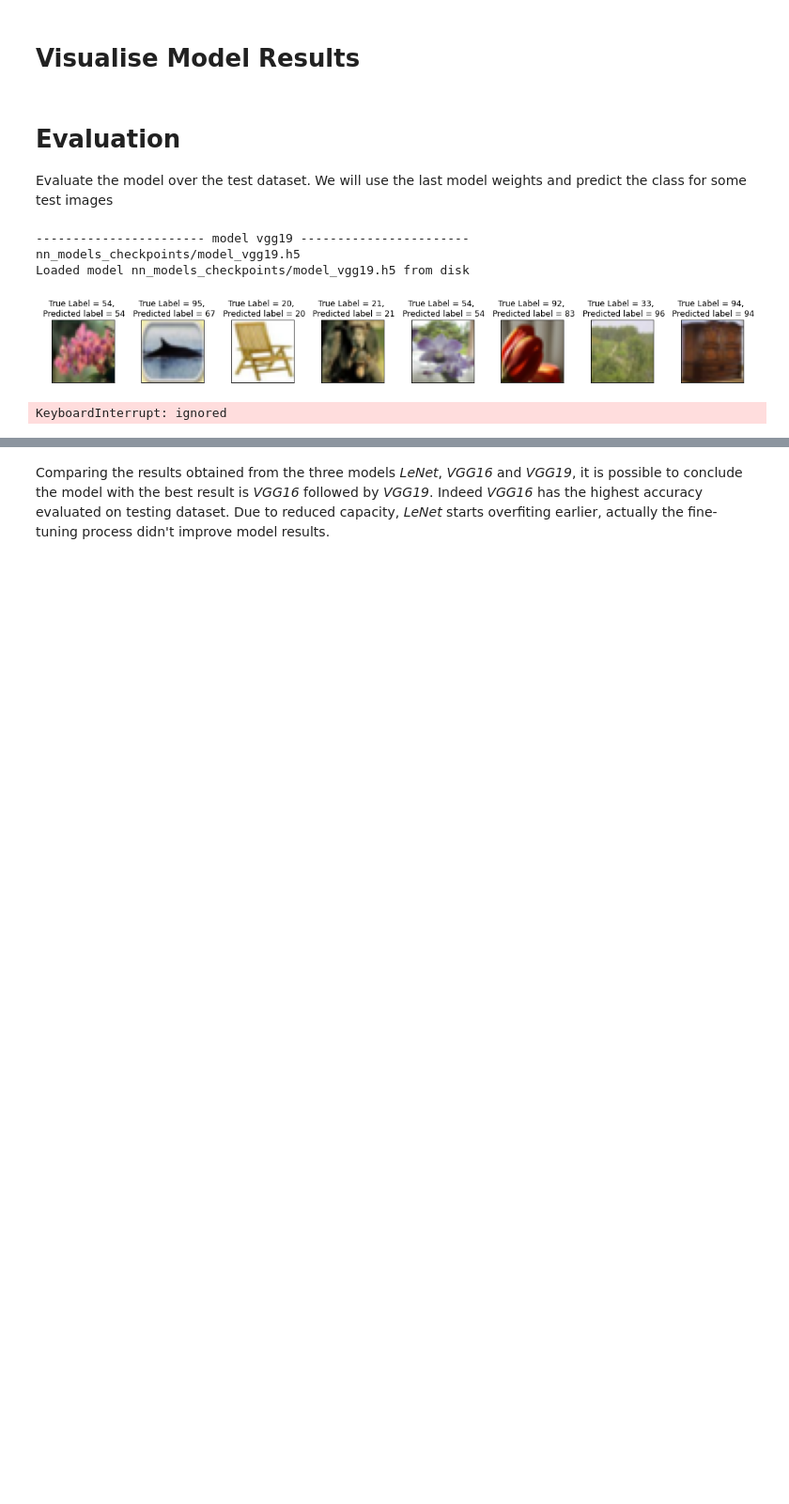
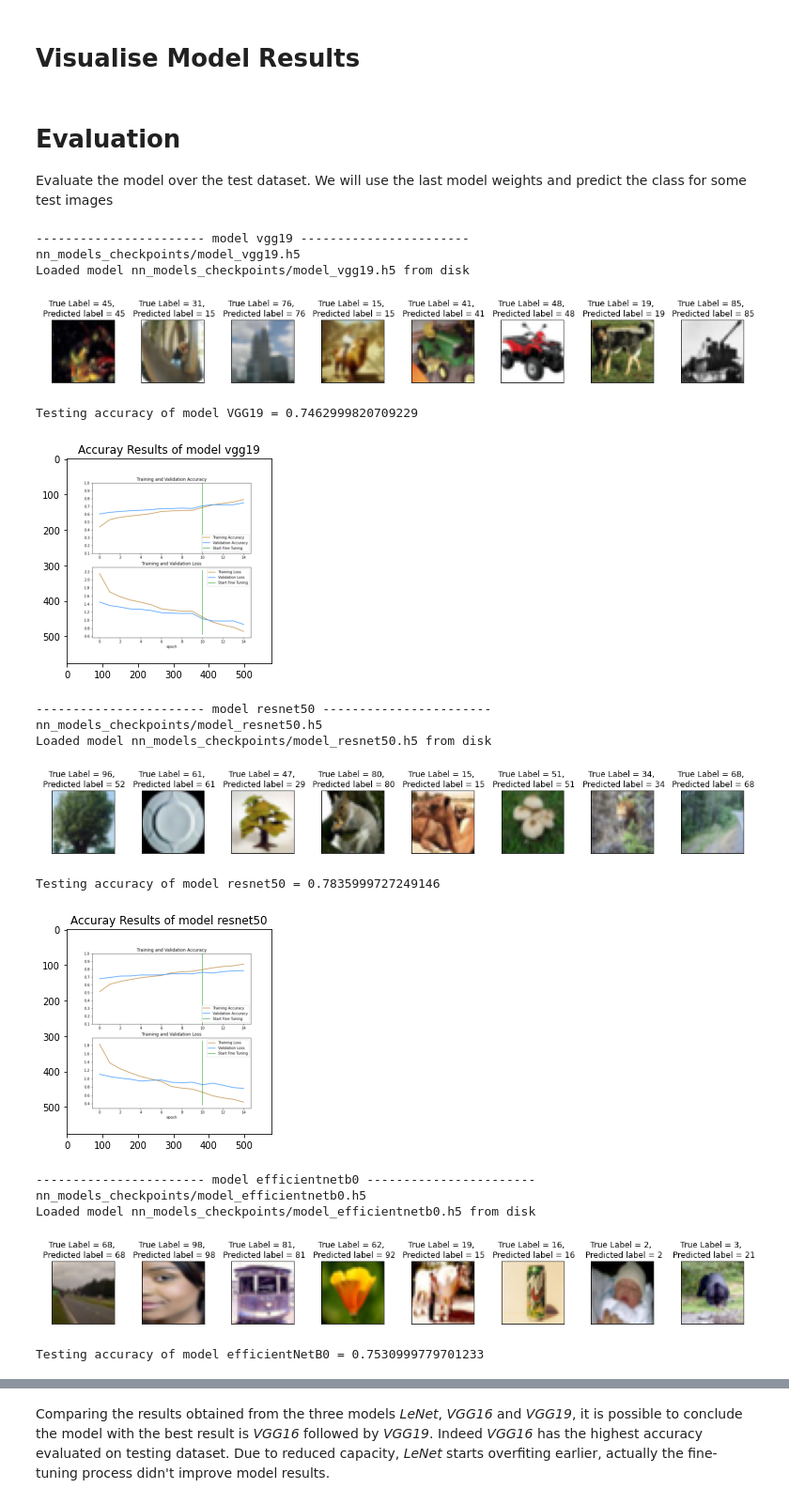
Before and after one commit to JoaoGranja/CIFAR100_ImageClassification, a Jupyter notebook: image_classification_main.ipynb, the cells around one changed output, grey strips where cells are left out. Shown at 94% size. Cells and saved outputs as stored; diff of their text form; code cells hidden in the pictures; blank space fills up the shorter version.

```diff
--- a/image_classification_main.ipynb
+++ b/image_classification_main.ipynb
@@ -110,7 +110,7 @@ args['fine_tune_epochs'] = 5
 
 #model arguments
 args['compare_networks'] = ['vgg19', 'resnet50', 'efficientnetb0', 'efficientnetv2', 'vit-b32', 'vit_scratch']
-args['network'] = 'vit-b32'
+args['network'] = 'vit_scratch'
 args['models_dir'] = 'nn_models_checkpoints'
 
 #optimizer arguments
@@ -120,9 +120,6 @@ args['learning_rate'] = 0.001
 args['decay'] = 0.0001
 args['loss'] = 'categorical_crossentropy'
 
-#if args['network'] == 'vit-b32':
-#  args['batch_size'] = 256
-
 # In this project I will also train a vit model from scratch. So I will use more epochs for training....
 if args['network'] == 'vit_scratch':
   args['batch_size'] = 256
@@ -452,6 +456,7 @@ if args['evaluation_networks'] is False:
 Evaluate the model over the test dataset. We will use the last model weights and predict the class for some test images
 # %%
 gc.collect
+
 if args['evaluation_networks']:
 
   def show_image_prediction(loaded_model, n_images):
@@ -489,34 +494,51 @@ if args['evaluation_networks']:
       #Load last model parameters
       model_file = '{}/model_{}.h5'.format(args['models_dir'], network)
       print(model_file)
 
       #Load the model
-      loaded_model = load_model(model_file)
+      if network == 'vit_scratch':
+        loaded_model = load_model(model_file, custom_objects={'Patches':Patches, 'PatchEncoder':PatchEncoder})
+      elif network == 'efficientnetv2':
+        loaded_model = load_model(model_file, custom_objects={'KerasLayer':hub.KerasLayer})
+      else:
+        loaded_model = load_model(model_file)
       print("Loaded model {} from disk".format(model_file))
       loaded_model.compile(loss=args['loss'], optimizer=optimizer, metrics=['accuracy'])
 
       #Try out the model on an image from the test data:
       show_image_prediction(loaded_model,8)
 
       #------------------------------ Evaluate model on testing dataset -----------------------------------#
       #_, acc = loaded_model.evaluate(x_train, y_train, verbose=0)
       #print("Training accuracy of model {0} = {1}".format(loaded_model.name, acc))
       _, acc = loaded_model.evaluate(x_test, y_test, verbose=0)
       print("Testing accuracy of model {0} = {1}".format(loaded_model.name, acc))
 
       #------------------------------ Plot all model results -----------------------------------#
       # save plot to file
-      filename = "accuracy_" + network + '_plot.png'
+      filename = "results_" + network + '_plot.png'
       im = cv2.imread(filename)
       plt.imshow(im)
       plt.title("Accuray Results of model {}".format(network))
       i = i + 1
 
       plt.show()
   plt.close()
 # %% [output]
 ----------------------- model vgg19 -----------------------
 nn_models_checkpoints/model_vgg19.h5
 Loaded model nn_models_checkpoints/model_vgg19.h5 from disk
-[figure, old version]
+[figure, new version]
-KeyboardInterrupt: ignored
+Testing accuracy of model VGG19 = 0.7462999820709229
+[figure, added]
+----------------------- model resnet50 -----------------------
+nn_models_checkpoints/model_resnet50.h5
+Loaded model nn_models_checkpoints/model_resnet50.h5 from disk
+[figure, added]
+Testing accuracy of model resnet50 = 0.7835999727249146
+[figure, added]
+----------------------- model efficientnetb0 -----------------------
+nn_models_checkpoints/model_efficientnetb0.h5
+Loaded model nn_models_checkpoints/model_efficientnetb0.h5 from disk
+[figure, added]
+Testing accuracy of model efficientNetB0 = 0.7530999779701233
```
Also changed, not shown: parts of 6 cells of this notebook, 3 other files.
